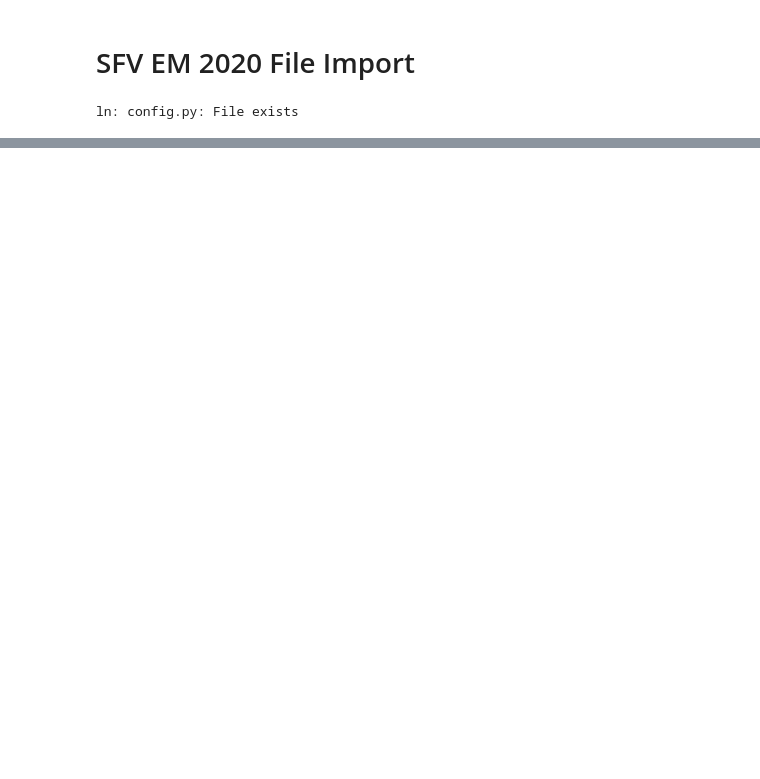
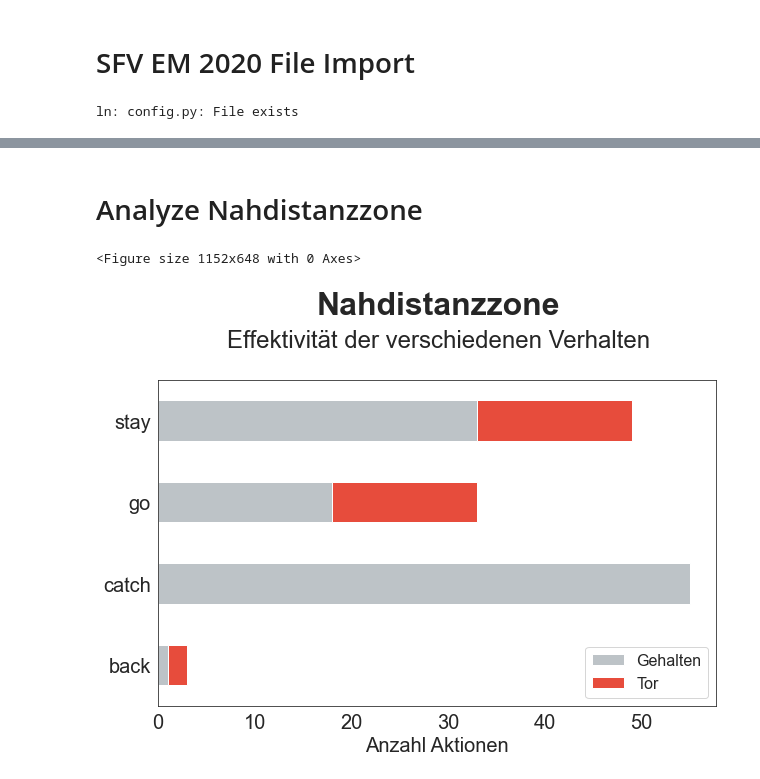
Before and after one commit to keepertrainer78698/youth-base, a Jupyter notebook: goalkeeping/euro2020/sfv-analysis.ipynb, the cells around one changed output, grey strips where cells are left out. Cells and saved outputs as stored; diff of their text form; code cells hidden in the pictures; blank space fills up the shorter version.

```diff
--- a/goalkeeping/euro2020/sfv-analysis.ipynb
+++ b/goalkeeping/euro2020/sfv-analysis.ipynb
@@ -202,0 +230,32 @@ print(df.head(5))
+# %% [markdown]
+# Analyze Nahdistanzzone
+# %%
+nahdistanz = df[(df.spielsituation == 'nahdistanzzone') & ((df.outcome == 'kein_tor_gehalten') | (df.outcome == 'tor_erhalten'))]
+group_ndz = nahdistanz.groupby(['verhalten', 'outcome']).spielcode.count().unstack(fill_value=0).stack().reset_index()
+group_ndz.rename(columns={0: 'aktionen'}, inplace=True)
+pivot_ndz = group_ndz.pivot(index='verhalten', columns='outcome', values='aktionen').reset_index()
+#pivot_ndz_sum = pivot_ndz.sum()
+#pivot_ndz.drop(columns=['kein_tor_geblockt','keine_aktion', 'verteidiger_klärt', 'kein_tor_daneben'], inplace=True)
+cols = pivot_ndz.columns[1:4].tolist()
+#pivot_ndz[cols] = pivot_ndz[cols].div(pivot_ndz[cols].sum(axis=1), axis=0)
+
+fig = plt.figure(figsize=(16,9))
+
+pivot_ndz.plot.barh(stacked=True, figsize=(10,6), color=['#BDC3C7','#E74C3C'])
+
+ay = plt.subplot()
+legend = ['Gehalten', 'Tor']
+ay.legend(legend, loc=4, fontsize=16)
+ay.set_yticks(range(len(pivot_ndz)))
+ay.set_yticklabels(pivot_ndz['verhalten'])
+plt.xticks(fontsize=20)
+plt.yticks(fontsize=20)
+plt.xlabel('Anzahl Aktionen', fontsize=20)
+plt.text(29, 4.3, 'Nahdistanzzone', ha='center', fontsize=32, fontweight='bold')
+plt.text(29, 3.9, 'Effektivität der verschiedenen Verhalten', ha='center', fontsize=24)
+
+
+plt.show()
+# %% [output]
+<Figure size 1152x648 with 0 Axes>
+[figure, added]
```
Also changed, not shown: parts of 28 cells of this notebook, 3 other files.
